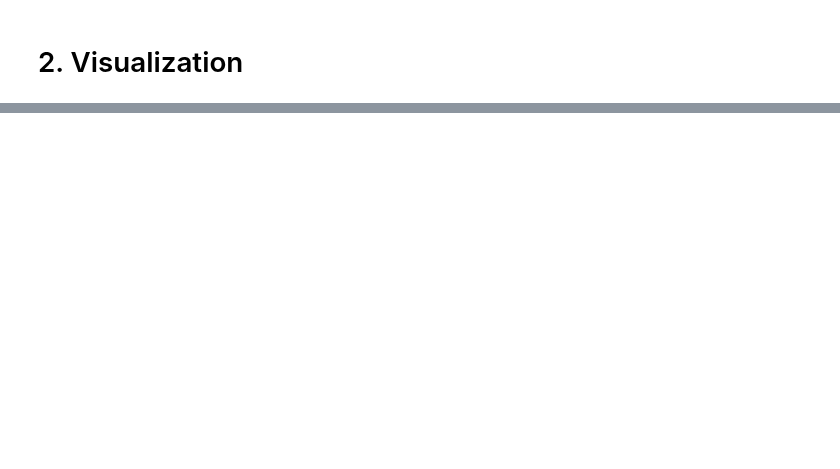
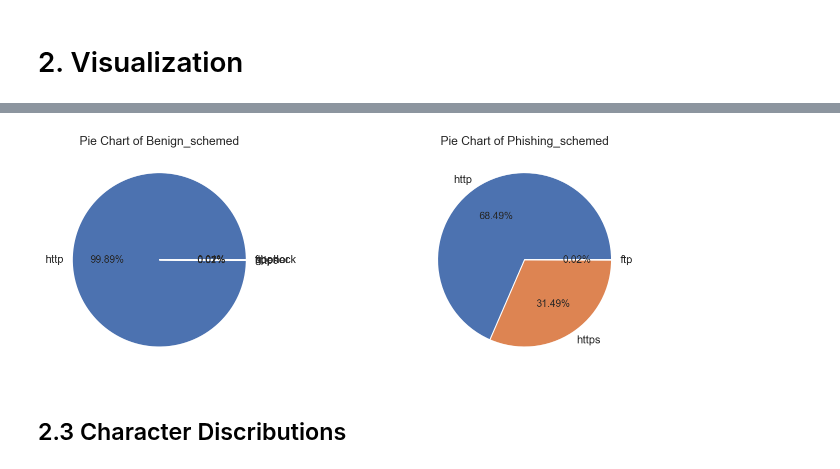
Before and after one commit to jp-hong/phish_classifier, a Jupyter notebook: classifier/01_EDA.ipynb, the cells around one changed output, grey strips where cells are left out. Cells and saved outputs as stored; diff of their text form; code cells hidden in the pictures; blank space fills up the shorter version.

```diff
--- a/classifier/01_EDA.ipynb
+++ b/classifier/01_EDA.ipynb
@@ -197 +249,25 @@ save(data, "data/urls_preprocessed.pkl")
+# %%
+# FIXME
+
+fig,ax = plt.subplots(1,2, figsize=(12,4))
+ax1,ax2 = ax.flatten()
+
+# df0 = data[data.target==0].scheme.value_counts().to_frame()
+# sns.barplot(x= df0['scheme'], y =df0.index, data = df0, orient='h', ax=ax1)
+data[data.target==0].scheme.value_counts().plot.pie(autopct='%.2f%%', ax=ax1)
+ax1.set_title('Pie Chart of Benign_schemed')
+ax1.set_ylabel('')
+ax1.set_xlabel('')
+
+# df1 = data[data.target==1].scheme.value_counts().to_frame()
+#sns.barplot(x= df1['scheme'], y =df1.index, data = df0, palette='plasma',orient='h', ax=ax2)
+data[data.target==1].scheme.value_counts().plot.pie(autopct='%.2f%%', ax=ax2)
+ax2.set_title('Pie Chart of Phishing_schemed')
+ax2.set_ylabel("")
+ax2.set_xlabel('')
+plt.subplots_adjust(wspace=0.2);
+# %% [output]
+[figure, added]
+# %% [markdown]
+## 2.3 Character Discributions
 # %%
```
Also changed, not shown: parts of 12 cells of this notebook.
